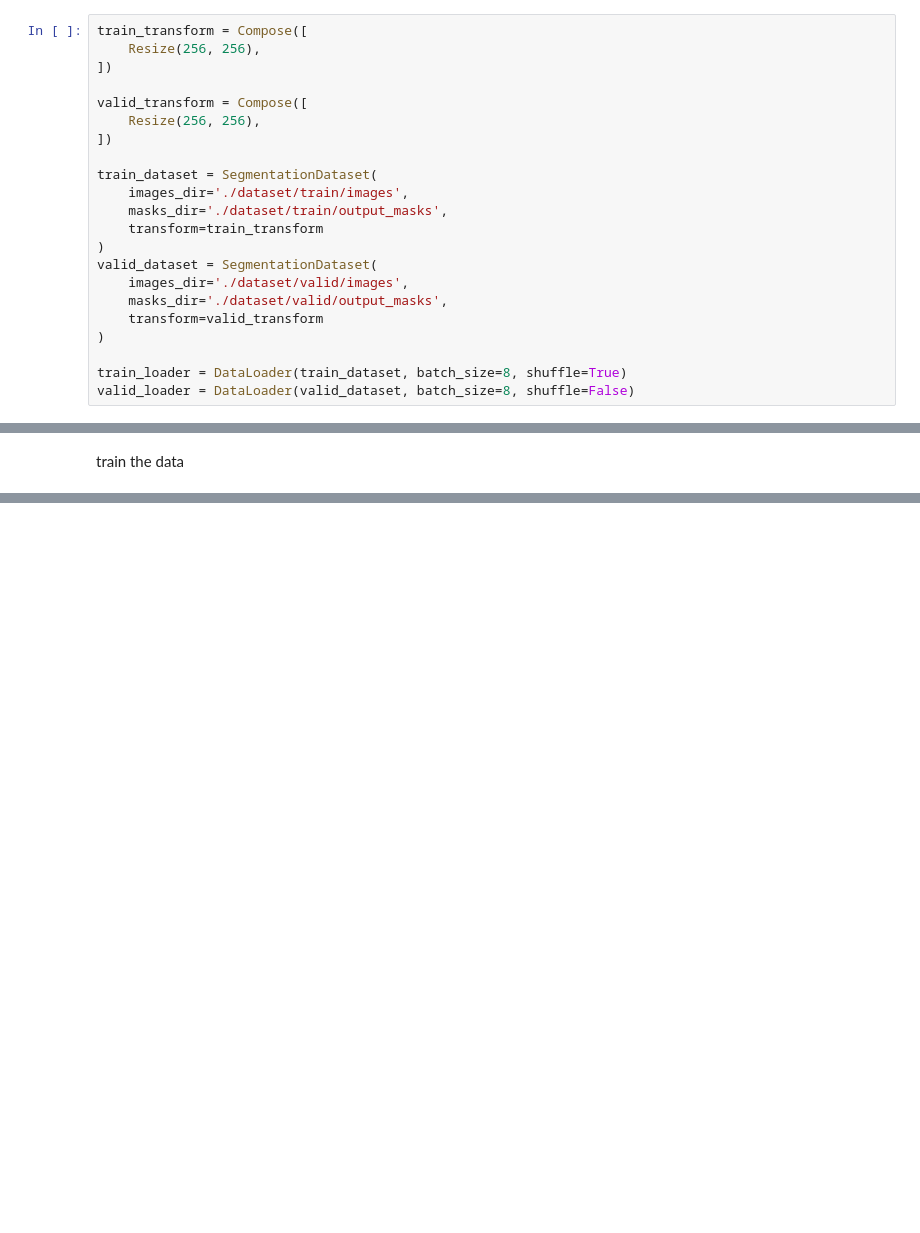
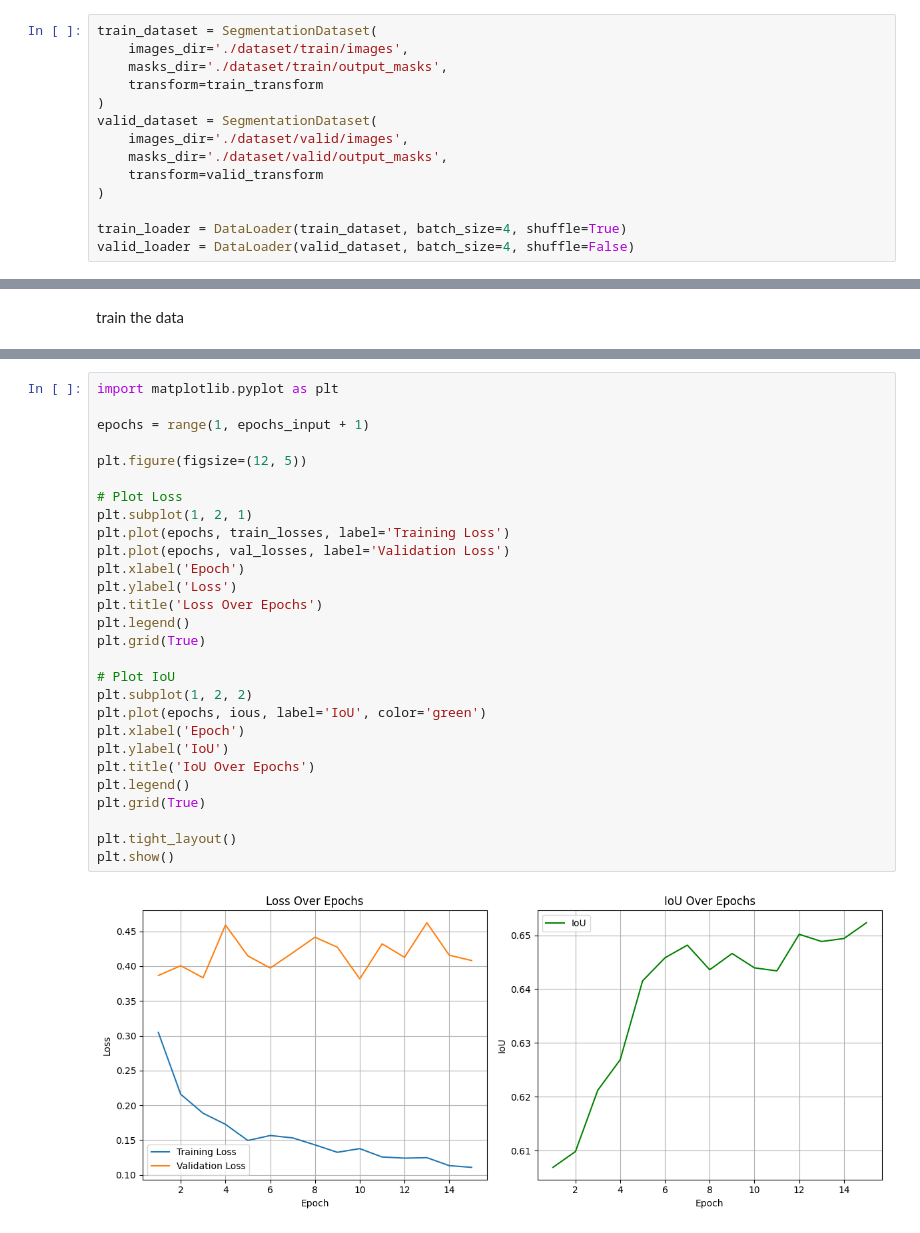
Before and after one commit to heronhoga/unetplusplus-segmentation-building, a Jupyter notebook: notebook.ipynb, the cells around one changed output, grey strips where cells are left out. Cells and saved outputs as stored; diff of their text form; blank space fills up the shorter version.

```diff
--- a/notebook.ipynb
+++ b/notebook.ipynb
@@ -137,14 +151,6 @@ class SegmentationDataset(Dataset):
 # %% [markdown]
 data load
 # %%
-train_transform = Compose([
-    Resize(256, 256),
-])
-
-valid_transform = Compose([
-    Resize(256, 256),
-])
-
 train_dataset = SegmentationDataset(
     images_dir='./dataset/train/images',
     masks_dir='./dataset/train/output_masks',
@@ -156,8 +162,8 @@ valid_dataset = SegmentationDataset(
     transform=valid_transform
 )
 
-train_loader = DataLoader(train_dataset, batch_size=8, shuffle=True)
-valid_loader = DataLoader(valid_dataset, batch_size=8, shuffle=False)
+train_loader = DataLoader(train_dataset, batch_size=4, shuffle=True)
+valid_loader = DataLoader(valid_dataset, batch_size=4, shuffle=False)
 # %% [markdown]
 dice loss
 # %%
@@ -295,3 +299,33 @@ Training Loss: 0.0943
+# %%
+import matplotlib.pyplot as plt
+
+epochs = range(1, epochs_input + 1)
+
+plt.figure(figsize=(12, 5))
+
+# Plot Loss
+plt.subplot(1, 2, 1)
+plt.plot(epochs, train_losses, label='Training Loss')
+plt.plot(epochs, val_losses, label='Validation Loss')
+plt.xlabel('Epoch')
+plt.ylabel('Loss')
+plt.title('Loss Over Epochs')
+plt.legend()
+plt.grid(True)
+
+# Plot IoU
+plt.subplot(1, 2, 2)
+plt.plot(epochs, ious, label='IoU', color='green')
+plt.xlabel('Epoch')
+plt.ylabel('IoU')
+plt.title('IoU Over Epochs')
+plt.legend()
+plt.grid(True)
+
+plt.tight_layout()
+plt.show()
+# %% [output]
+[figure, added]
 # %%
 model.load_state_dict(torch.load('best_model.pth'))
 model.to(device)
```
Also changed, not shown: parts of 19 cells of this notebook, 1 other file.
